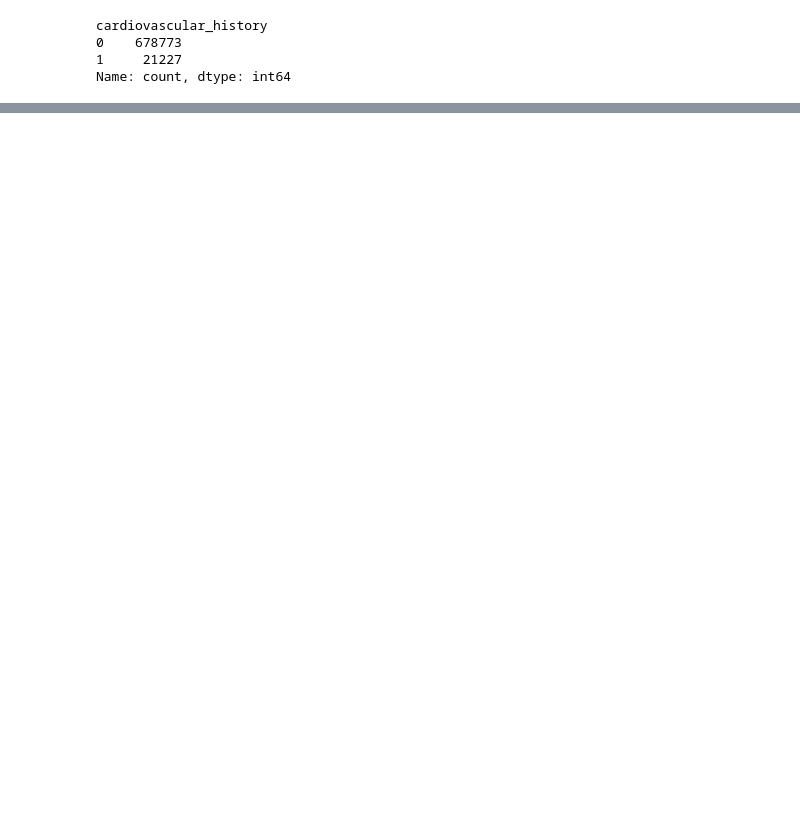
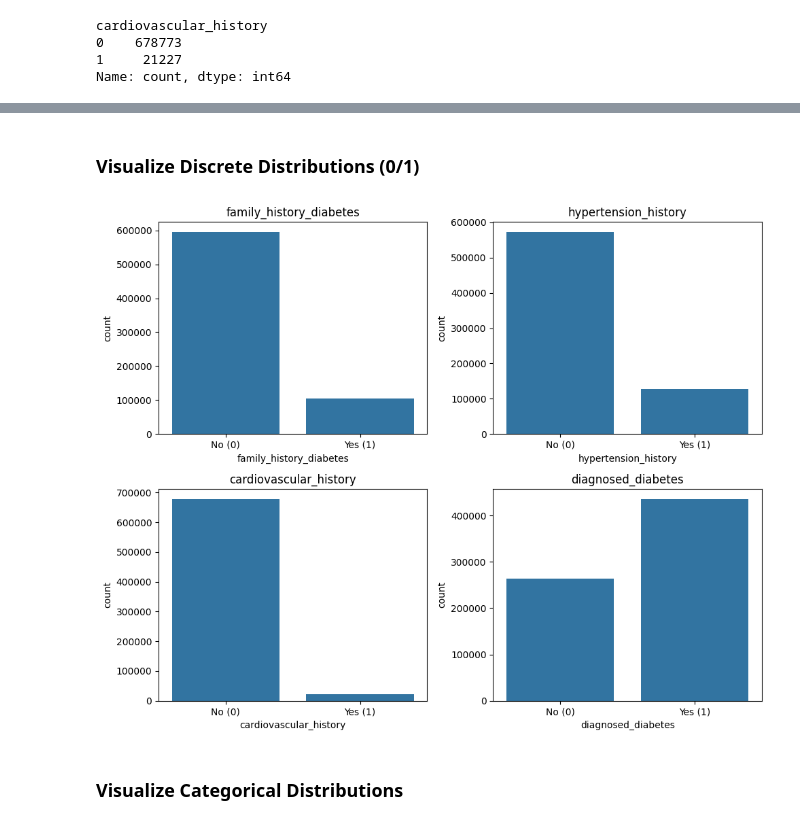
Before and after one commit to JoseAlfaro12/playground-series-s5e12, a Jupyter notebook: Scripts/EDA.ipynb, the cells around one changed output, grey strips where cells are left out. Saved outputs shown, nothing was run; the diff lists cells and outputs as text; code cells hidden in the pictures; blank space fills up the shorter version.

```diff
--- a/Scripts/EDA.ipynb
+++ b/Scripts/EDA.ipynb
@@ -33,0 +96,24 @@ Name: count, dtype: int64
+# %% [markdown]
+### Visualize Discrete Distributions (0/1)
+# %%
+binary_cols = [
+    "family_history_diabetes",
+    "hypertension_history",
+    "cardiovascular_history",
+    "diagnosed_diabetes"
+]
+
+fig, axes = plt.subplots(2, 2, figsize=(10, 8))
+axes = axes.flatten()
+
+for i, col in enumerate(binary_cols):
+    sns.countplot(data=train, x=col, ax=axes[i])
+    axes[i].set_title(col)
+    axes[i].set_xticklabels(["No (0)", "Yes (1)"])
+
+plt.tight_layout()
+plt.show()
+# %% [output]
+[figure, added]
+# %% [markdown]
+### Visualize Categorical Distributions
```
Also changed, not shown: parts of 8 cells of this notebook.
